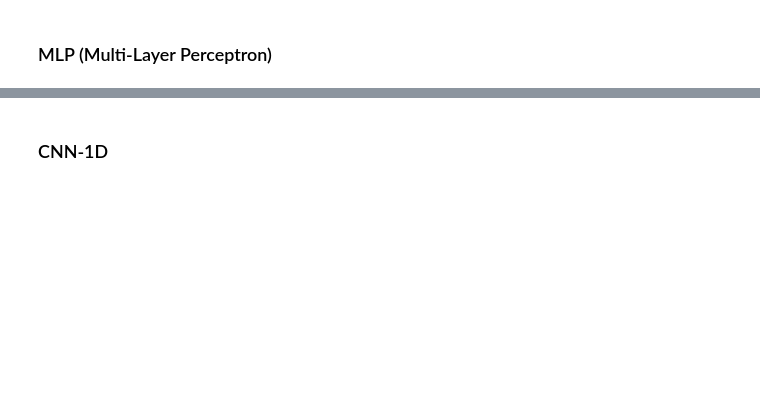
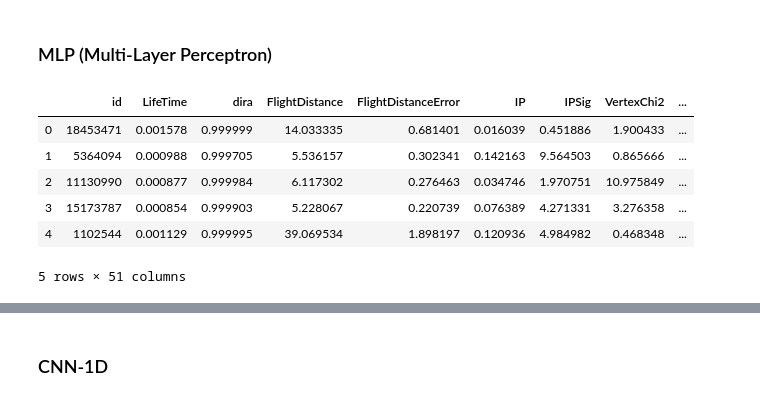
Before and after one commit to YonatanRA/clases_datamex0320, a Jupyter notebook: w8_d1 - Neural Nets.ipynb, the cells around one changed output, grey strips where cells are left out. Drawn from its saved outputs; the diff is of its cells as text; code cells hidden in the pictures; blank space fills up the shorter version.

```diff
--- a/w8_d1 - Neural Nets.ipynb
+++ b/w8_d1 - Neural Nets.ipynb
@@ -28,3 +28,15 @@ from sklearn.metrics import confusion_matrix, roc_curve, roc_auc_score
 
 
 from sklearn.neural_network import MLPClassifier
+# %%
+muon=pd.read_csv('data/muon.csv')
+
+muon.head()
+# %% [output]
+|  | id | LifeTime | dira | FlightDistance | FlightDistanceError | IP | IPSig | VertexChi2 | ... |
+| 0 | 18453471 | 0.001578 | 0.999999 | 14.033335 | 0.681401 | 0.016039 | 0.451886 | 1.900433 | ... |
+| 1 | 5364094 | 0.000988 | 0.999705 | 5.536157 | 0.302341 | 0.142163 | 9.564503 | 0.865666 | ... |
+| 2 | 11130990 | 0.000877 | 0.999984 | 6.117302 | 0.276463 | 0.034746 | 1.970751 | 10.975849 | ... |
+| 3 | 15173787 | 0.000854 | 0.999903 | 5.228067 | 0.220739 | 0.076389 | 4.271331 | 3.276358 | ... |
+| 4 | 1102544 | 0.001129 | 0.999995 | 39.069534 | 1.898197 | 0.120936 | 4.984982 | 0.468348 | ... |
+5 rows × 51 columns
```
Also changed, not shown: parts of 10 cells of this notebook, 1 other file.
